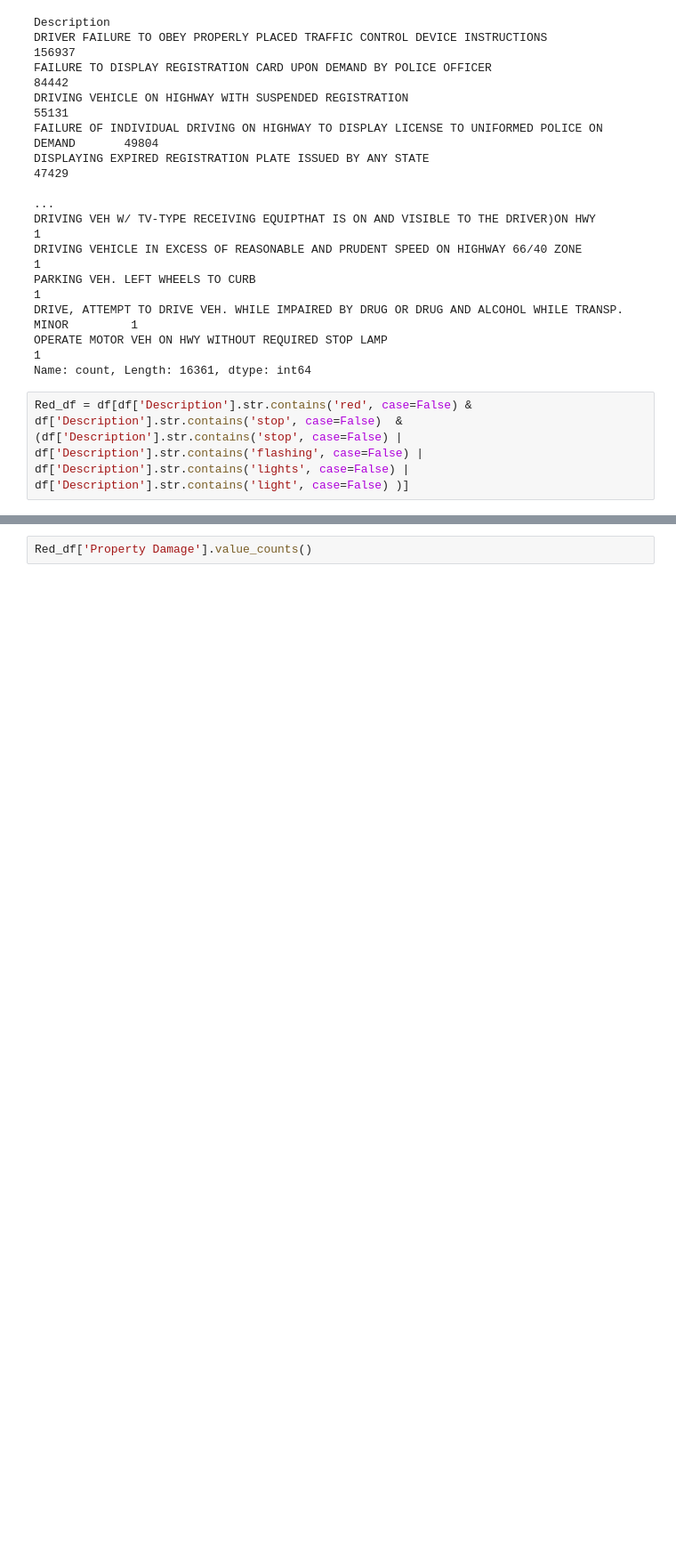
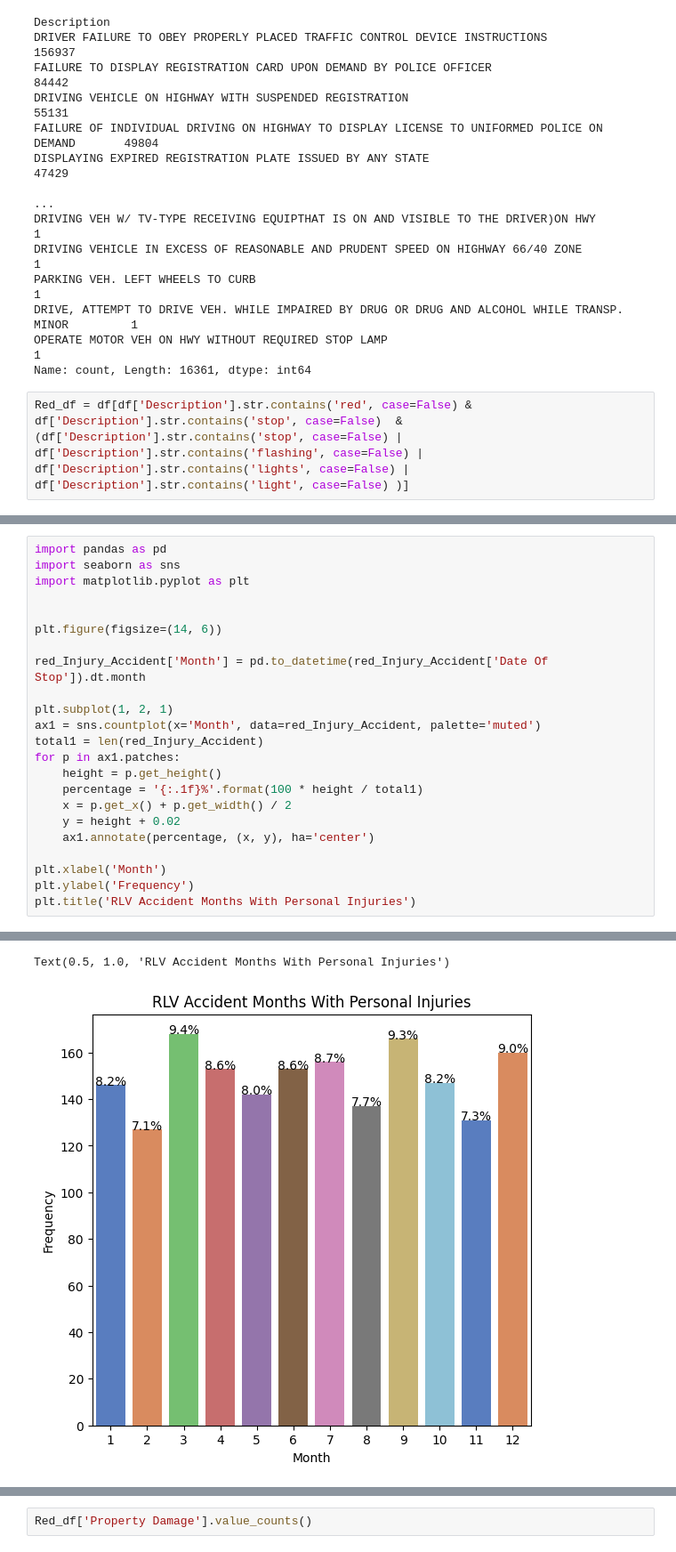
Before and after one commit to ishaqmarashy/red-light-traffic-violation-classification, a Jupyter notebook: scripts/filter_tv.ipynb, the cells around one changed output, grey strips where cells are left out. Shown at 89% size. Drawn from its saved outputs; the diff is of its cells as text; blank space fills up the shorter version.

```diff
--- a/scripts/filter_tv.ipynb
+++ b/scripts/filter_tv.ipynb
@@ -99,0 +141,24 @@ Passing `palette` without assigning `hue` is deprecated and will be removed in v
+# %%
+import pandas as pd
+import seaborn as sns
+import matplotlib.pyplot as plt
+
+
+plt.figure(figsize=(14, 6))
+
+red_Injury_Accident['Month'] = pd.to_datetime(red_Injury_Accident['Date Of Stop']).dt.month
+
+plt.subplot(1, 2, 1)
+ax1 = sns.countplot(x='Month', data=red_Injury_Accident, palette='muted')
+total1 = len(red_Injury_Accident)
+for p in ax1.patches:
+    height = p.get_height()
+    percentage = '{:.1f}%'.format(100 * height / total1)
+    x = p.get_x() + p.get_width() / 2
+    y = height + 0.02
+    ax1.annotate(percentage, (x, y), ha='center')
+
+plt.xlabel('Month')
+plt.ylabel('Frequency')
+plt.title('RLV Accident Months With Personal Injuries')
+# %% [output]
@@ -99,0 +174,2 @@ Passing `palette` without assigning `hue` is deprecated and will be removed in v
+Text(0.5, 1.0, 'RLV Accident Months With Personal Injuries')
+[figure, added]
```
Also changed, not shown: parts of 20 cells of this notebook, 4 other files.
